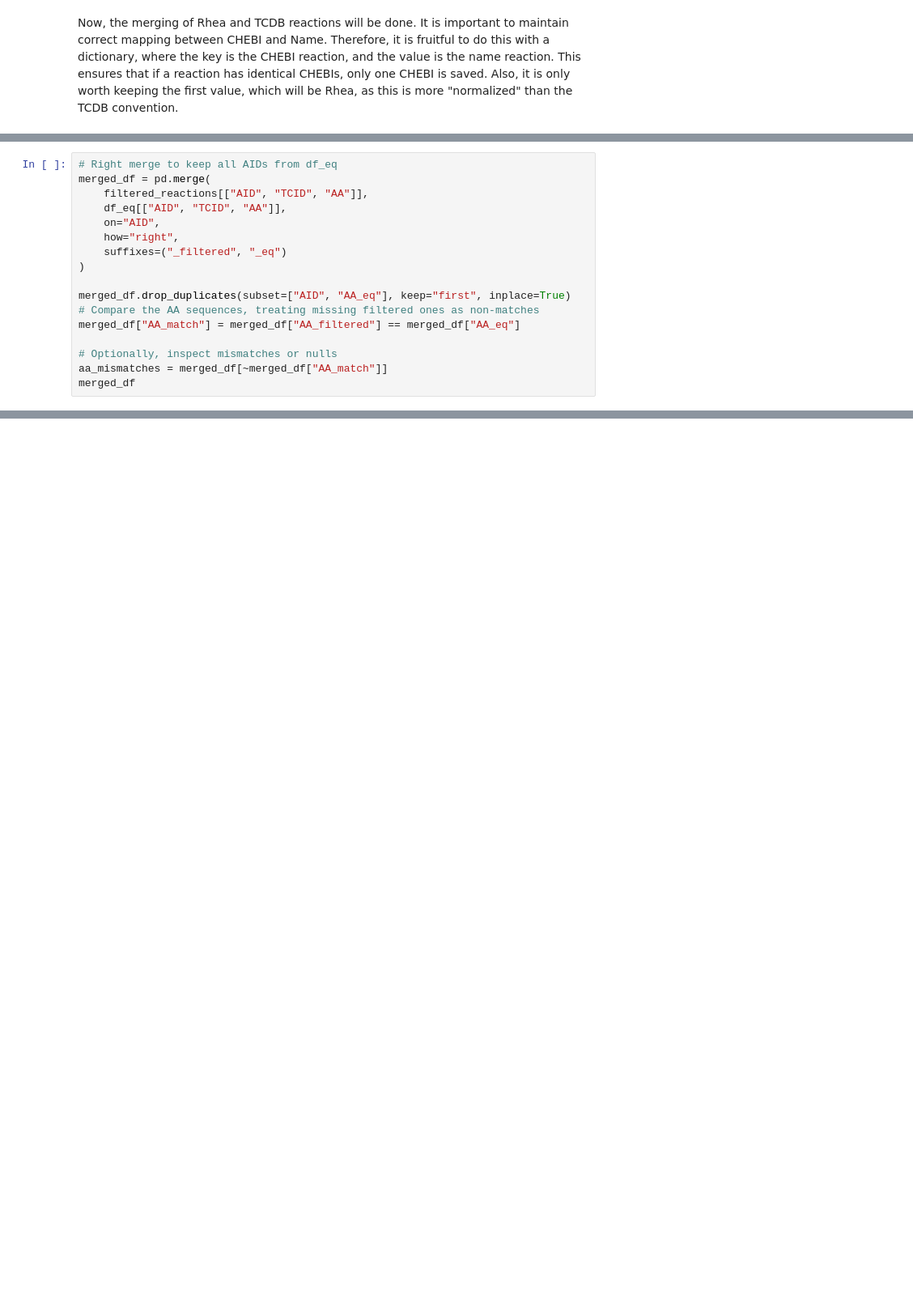
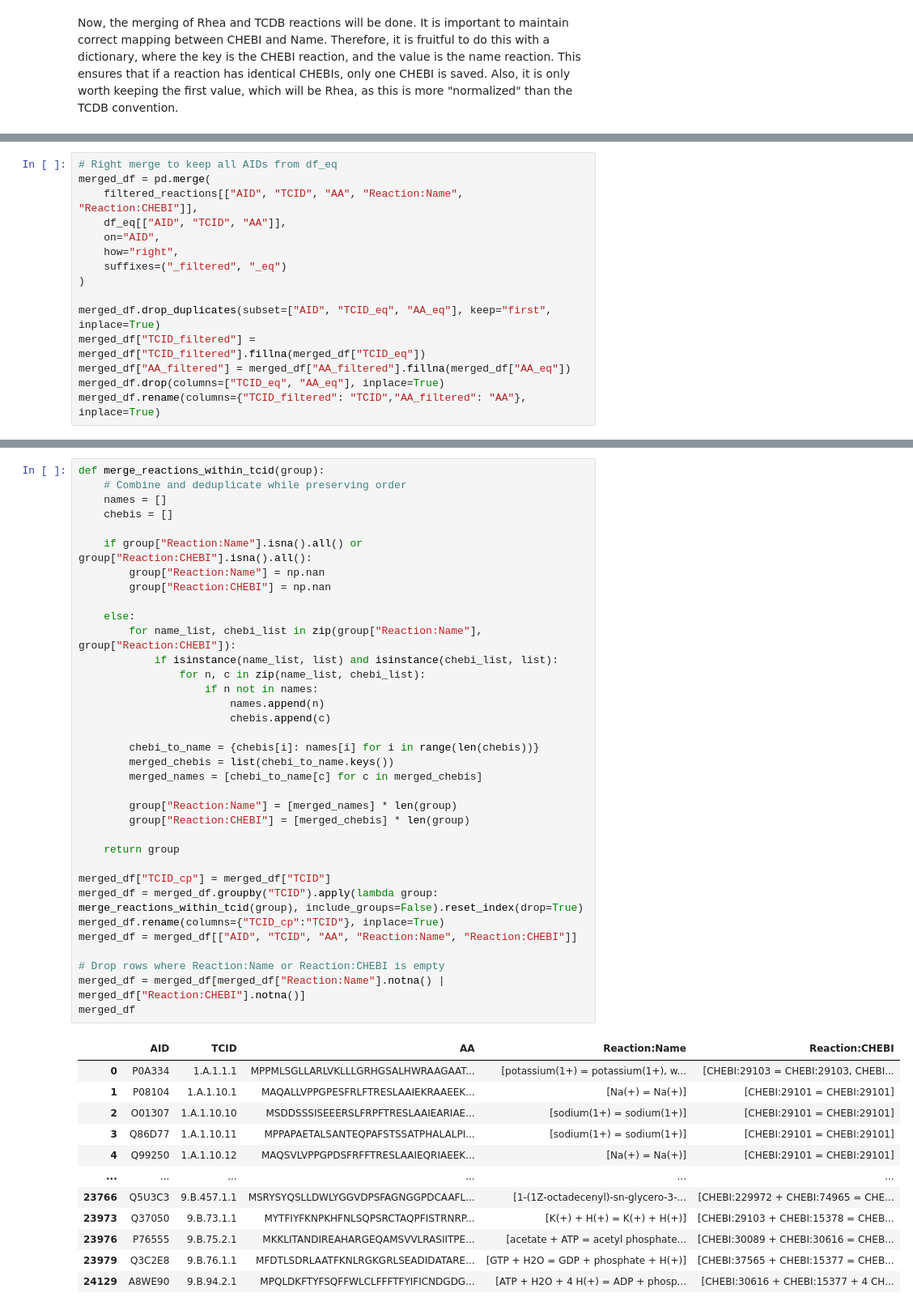
Before and after one commit to blandro/master-project, a Jupyter notebook: 1+2/1+2.ipynb, the cells around one changed output, grey strips where cells are left out. Shown at 81% size. Saved outputs shown, nothing was run; the diff lists cells and outputs as text; blank space fills up the shorter version.

```diff
--- a/1+2/1+2.ipynb
+++ b/1+2/1+2.ipynb
@@ -387,17 +396,15 @@ In order to take into account that a protein might be a complex, conisisting of
 # %%
 # Right merge to keep all AIDs from df_eq
 merged_df = pd.merge(
-    filtered_reactions[["AID", "TCID", "AA"]],
+    filtered_reactions[["AID", "TCID", "AA", "Reaction:Name", "Reaction:CHEBI"]],
     df_eq[["AID", "TCID", "AA"]],
     on="AID",
     how="right",
     suffixes=("_filtered", "_eq")
 )
 
-merged_df.drop_duplicates(subset=["AID", "AA_eq"], keep="first", inplace=True)
-# Compare the AA sequences, treating missing filtered ones as non-matches
-merged_df["AA_match"] = merged_df["AA_filtered"] == merged_df["AA_eq"]
-
-# Optionally, inspect mismatches or nulls
-aa_mismatches = merged_df[~merged_df["AA_match"]]
-merged_df
+merged_df.drop_duplicates(subset=["AID", "TCID_eq", "AA_eq"], keep="first", inplace=True)
+merged_df["TCID_filtered"] = merged_df["TCID_filtered"].fillna(merged_df["TCID_eq"])
+merged_df["AA_filtered"] = merged_df["AA_filtered"].fillna(merged_df["AA_eq"])
+merged_df.drop(columns=["TCID_eq", "AA_eq"], inplace=True)
+merged_df.rename(columns={"TCID_filtered": "TCID","AA_filtered": "AA"}, inplace=True)
@@ -417,0 +411,48 @@ merged_df
+# %%
+def merge_reactions_within_tcid(group):
+    # Combine and deduplicate while preserving order
+    names = []
+    chebis = []
+
+    if group["Reaction:Name"].isna().all() or group["Reaction:CHEBI"].isna().all():
+        group["Reaction:Name"] = np.nan
+        group["Reaction:CHEBI"] = np.nan
+
+    else:
+        for name_list, chebi_list in zip(group["Reaction:Name"], group["Reaction:CHEBI"]):
+            if isinstance(name_list, list) and isinstance(chebi_list, list):
+                for n, c in zip(name_list, chebi_list):
+                    if n not in names:
+                        names.append(n)
+                        chebis.append(c)
+
+        chebi_to_name = {chebis[i]: names[i] for i in range(len(chebis))}
+        merged_chebis = list(chebi_to_name.keys())
+        merged_names = [chebi_to_name[c] for c in merged_chebis]
+
+        group["Reaction:Name"] = [merged_names] * len(group)
+        group["Reaction:CHEBI"] = [merged_chebis] * len(group)
+
+    return group
+
+merged_df["TCID_cp"] = merged_df["TCID"]
+merged_df = merged_df.groupby("TCID").apply(lambda group: merge_reactions_within_tcid(group), include_groups=False).reset_index(drop=True)
+merged_df.rename(columns={"TCID_cp":"TCID"}, inplace=True)
+merged_df = merged_df[["AID", "TCID", "AA", "Reaction:Name", "Reaction:CHEBI"]]
+
+# Drop rows where Reaction:Name or Reaction:CHEBI is empty
+merged_df = merged_df[merged_df["Reaction:Name"].notna() | merged_df["Reaction:CHEBI"].notna()]
+merged_df
+# %% [output]
+|  | AID | TCID | AA | Reaction:Name | Reaction:CHEBI |
+| 0 | P0A334 | 1.A.1.1.1 | MPPMLSGLLARLVKLLLGRHGSALHWRAAGAAT... | [potassium(1+) = potassium(1+), w... | [CHEBI:29103 = CHEBI:29103, CHEBI... |
+| 1 | P08104 | 1.A.1.10.1 | MAQALLVPPGPESFRLFTRESLAAIEKRAAEEK... | [Na(+) = Na(+)] | [CHEBI:29101 = CHEBI:29101] |
+| 2 | O01307 | 1.A.1.10.10 | MSDDSSSISEEERSLFRPFTRESLAAIEARIAE... | [sodium(1+) = sodium(1+)] | [CHEBI:29101 = CHEBI:29101] |
+| 3 | Q86D77 | 1.A.1.10.11 | MPPAPAETALSANTEQPAFSTSSATPHALALPI... | [sodium(1+) = sodium(1+)] | [CHEBI:29101 = CHEBI:29101] |
+| 4 | Q99250 | 1.A.1.10.12 | MAQSVLVPPGPDSFRFFTRESLAAIEQRIAEEK... | [Na(+) = Na(+)] | [CHEBI:29101 = CHEBI:29101] |
+| ... | ... | ... | ... | ... | ... |
+| 23766 | Q5U3C3 | 9.B.457.1.1 | MSRYSYQSLLDWLYGGVDPSFAGNGGPDCAAFL... | [1-(1Z-octadecenyl)-sn-glycero-3-... | [CHEBI:229972 + CHEBI:74965 = CHE... |
+| 23973 | Q37050 | 9.B.73.1.1 | MYTFIYFKNPKHFNLSQPSRCTAQPFISTRNRP... | [K(+) + H(+) = K(+) + H(+)] | [CHEBI:29103 + CHEBI:15378 = CHEB... |
+| 23976 | P76555 | 9.B.75.2.1 | MKKLITANDIREAHARGEQAMSVVLRASIITPE... | [acetate + ATP = acetyl phosphate... | [CHEBI:30089 + CHEBI:30616 = CHEB... |
+| 23979 | Q3C2E8 | 9.B.76.1.1 | MFDTLSDRLAATFKNLRGKGRLSEADIDATARE... | [GTP + H2O = GDP + phosphate + H(+)] | [CHEBI:37565 + CHEBI:15377 = CHEB... |
+| 24129 | A8WE90 | 9.B.94.2.1 | MPQLDKFTYFSQFFWLCLFFFTFYIFICNDGDG... | [ATP + H2O + 4 H(+) = ADP + phosp... | [CHEBI:30616 + CHEBI:15377 + 4 CH... |
```
Also changed, not shown: parts of 4 cells of this notebook.
